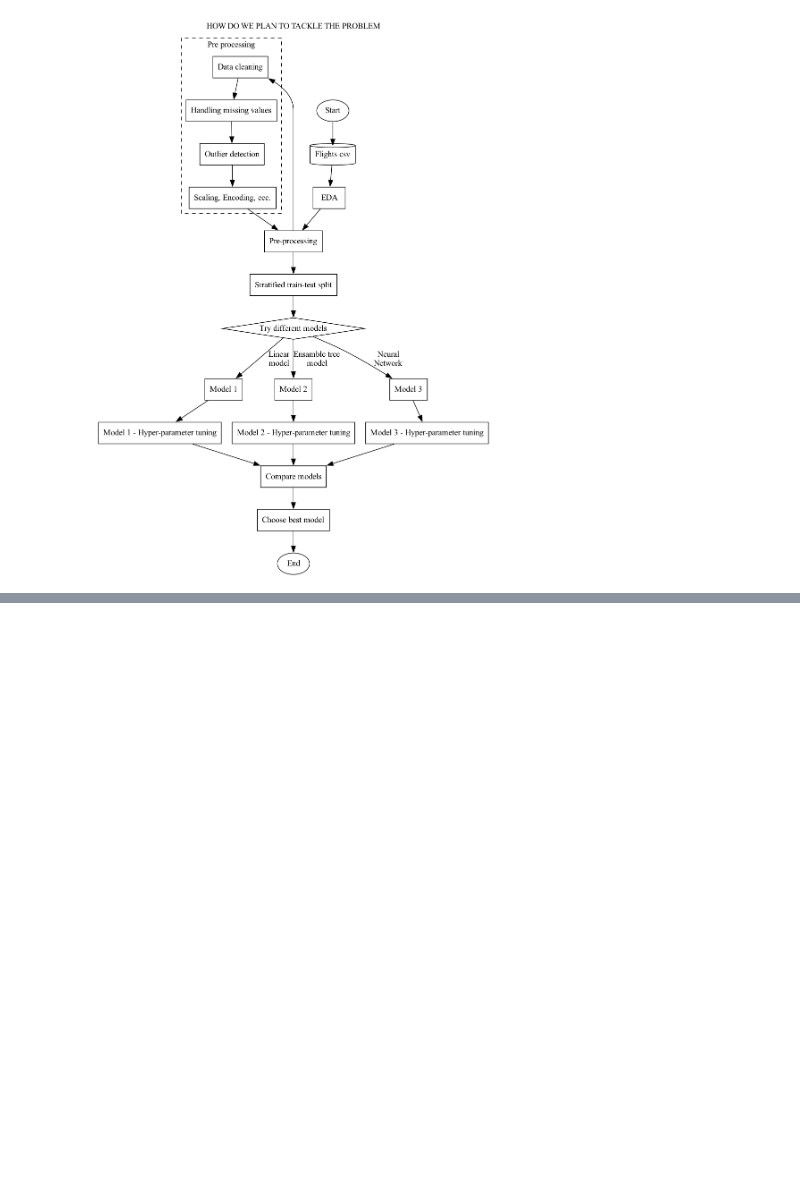
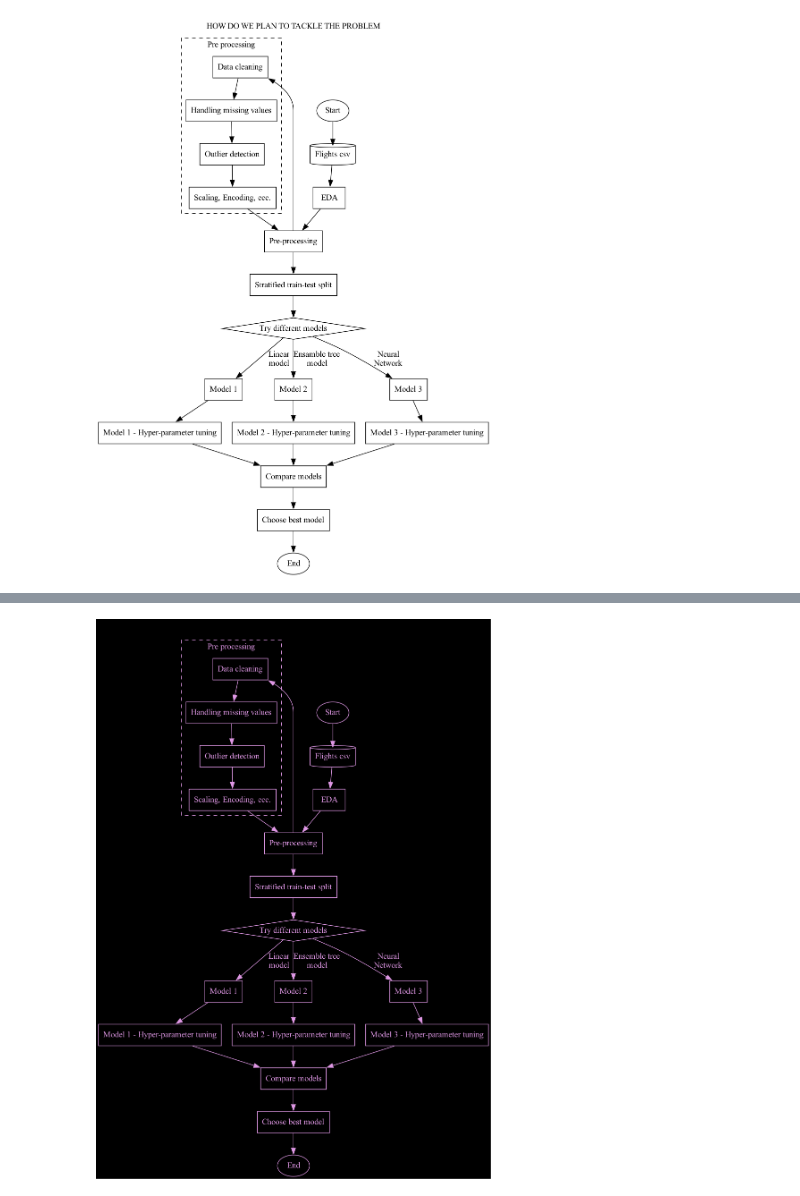
Before and after one commit to baldogiovine/763691, a Jupyter notebook: flights_pre_flowchart.ipynb, the cells around one changed output, grey strips where cells are left out. Cells and saved outputs as stored; diff of their text form; code cells hidden in the pictures; blank space fills up the shorter version.

```diff
--- a/flights_pre_flowchart.ipynb
+++ b/flights_pre_flowchart.ipynb
@@ -88,0 +238,80 @@ Image(G.draw(format='png', prog='dot'))
+# %%
+# Create a new graph
+G = pgv.AGraph(directed=True)
+
+# Set the default node and edge colors
+node_color = '#DE97E4' # light purple
+edge_color = '#DE97E4'
+font_color = '#DE97E4'
+
+# Set the background color of the graph
+G.graph_attr['bgcolor'] = '#000000' # black
+
+# Add nodes to the graph
+G.add_node('Start', shape='ellipse', color=node_color, fontcolor=font_color)
+G.add_node('Flights csv', shape='cylinder', color=node_color, fontcolor=font_color)
+G.add_node('EDA', shape='box', color=node_color, fontcolor=font_color)
+G.add_node('Pre-processing', shape='box', color=node_color, fontcolor=font_color)
+G.add_node('Stratified train-test split', shape='box', color=node_color, fontcolor=font_color)
+G.add_node('Try different models', shape='diamond', color=node_color, fontcolor=font_color)
+G.add_node('Model 1', shape='box', color=node_color, fontcolor=font_color)
+G.add_node('Model 2', shape='box', color=node_color, fontcolor=font_color)
+G.add_node('Model 3', shape='box', color=node_color, fontcolor=font_color)
+G.add_node('Model 1 - Hyper-parameter tuning', shape='box', color=node_color, fontcolor=font_color)
+G.add_node('Model 2 - Hyper-parameter tuning', shape='box', color=node_color, fontcolor=font_color)
+G.add_node('Model 3 - Hyper-parameter tuning', shape='box', color=node_color, fontcolor=font_color)
+G.add_node('Compare models', shape='box', color=node_color, fontcolor=font_color)
+G.add_node('Choose best model', shape='box', color=node_color, fontcolor=font_color)
+G.add_node('End', shape='ellipse', color=node_color, fontcolor=font_color)
+
+# Add edges between nodes
+G.add_edge('Start', 'Flights csv', color=edge_color, fontcolor=font_color)
+G.add_edge('Flights csv', 'EDA', color=edge_color, fontcolor=font_color)
+G.add_edge('EDA', 'Pre-processing', color=edge_color, fontcolor=font_color)
+G.add_edge('Pre-processing', 'Stratified train-test split', color=edge_color, fontcolor=font_color)
+G.add_edge('Stratified train-test split', 'Try different models', color=edge_color, fontcolor=font_color)
+G.add_edge('Try different models', 'Model 1', label='Linear\nmodel', color=edge_color, fontcolor=font_color)
+G.add_edge('Try different models', 'Model 2', label='Ensemble tree\nmodel', color=edge_color, fontcolor=font_color)
+G.add_edge('Try different models', 'Model 3', label='Neural\nNetwork', color=edge_color, fontcolor=font_color)
+G.add_edge('Model 1', 'Model 1 - Hyper-parameter tuning', color=edge_color, fontcolor=font_color)
+G.add_edge('Model 2', 'Model 2 - Hyper-parameter tuning', color=edge_color, fontcolor=font_color)
+G.add_edge('Model 3', 'Model 3 - Hyper-parameter tuning', color=edge_color, fontcolor=font_color)
+G.add_edge('Model 1 - Hyper-parameter tuning', 'Compare models', color=edge_color, fontcolor=font_color)
+G.add_edge('Model 2 - Hyper-parameter tuning', 'Compare models', color=edge_color, fontcolor=font_color)
+G.add_edge('Model 3 - Hyper-parameter tuning', 'Compare models', color=edge_color, fontcolor=font_color)
+G.add_edge('Compare models', 'Choose best model', color=edge_color, fontcolor=font_color)
+G.add_edge('Choose best model', 'End', color=edge_color, fontcolor=font_color)
+
+# Create a subgraph for the subprocess
+subgraph = G.add_subgraph(name='cluster_subprocess', label='Pre processing', style='dashed', color=edge_color, fontcolor=font_color)
+subgraph.add_node('Data cleaning', shape='box', color=edge_color, fontcolor=font_color)
+subgraph.add_node('Outlier detection', shape='box', color=edge_color, fontcolor=font_color)
+subgraph.add_node('Handling missing values', shape='box', color=edge_color, fontcolor=font_color)
+subgraph.add_node('Scaling, Encoding, ecc.', shape='box', color=edge_color, fontcolor=font_color)
+
+subgraph.add_edge('Data cleaning', 'Handling missing values', color=edge_color, fontcolor=font_color)
+subgraph.add_edge('Handling missing values', 'Outlier detection', color=edge_color, fontcolor=font_color)
+subgraph.add_edge('Outlier detection', 'Scaling, Encoding, ecc.', color=edge_color, fontcolor=font_color)
+
+G.add_edge('Pre-processing', 'Data cleaning', color=edge_color, fontcolor=font_color, ltail='cluster_subprocess')
+G.add_edge('Scaling, Encoding, ecc.', 'Pre-processing', color=edge_color, fontcolor=font_color, ltail='cluster_subprocess')
+G.node_attr['color'] = 'white'
+G.edge_attr['color'] = (170/255, 75/255, 172/255)
+
+G.node_attr['fontcolor'] = 'white'
+
+G.graph_attr['bgcolor'] = 'black'
+
+G.graph_attr['fontcolor'] = (222/255, 151/255, 228/255)
+
+G.edge_attr['fontcolor'] = (222/255, 151/255, 228/255)
+
+G.graph_attr['label'] = 'HOW DO WE PLAN TO TACKLE THE PROBLEM'
+G.graph_attr['labelloc'] = 't'
+G.graph_attr['labeljust'] = 'c'
+
+G.draw('flights_pre_flowchart_subprocess_pinkkk.png', prog='dot')
+%matplotlib inline
+Image(G.draw(format='png', prog='dot'))
+# %% [output]
+[figure, added]
```
Also changed, not shown: parts of 4 cells of this notebook, 1 other file.
